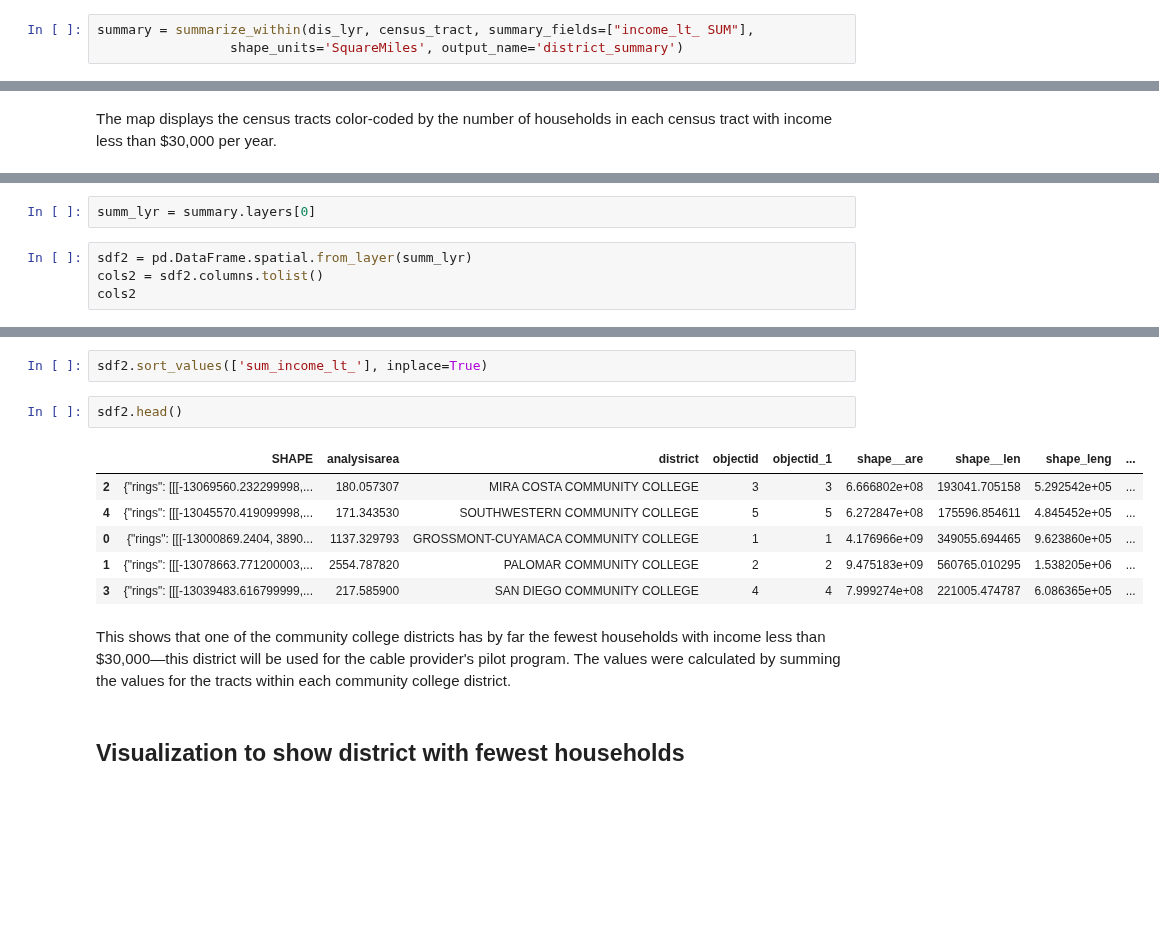
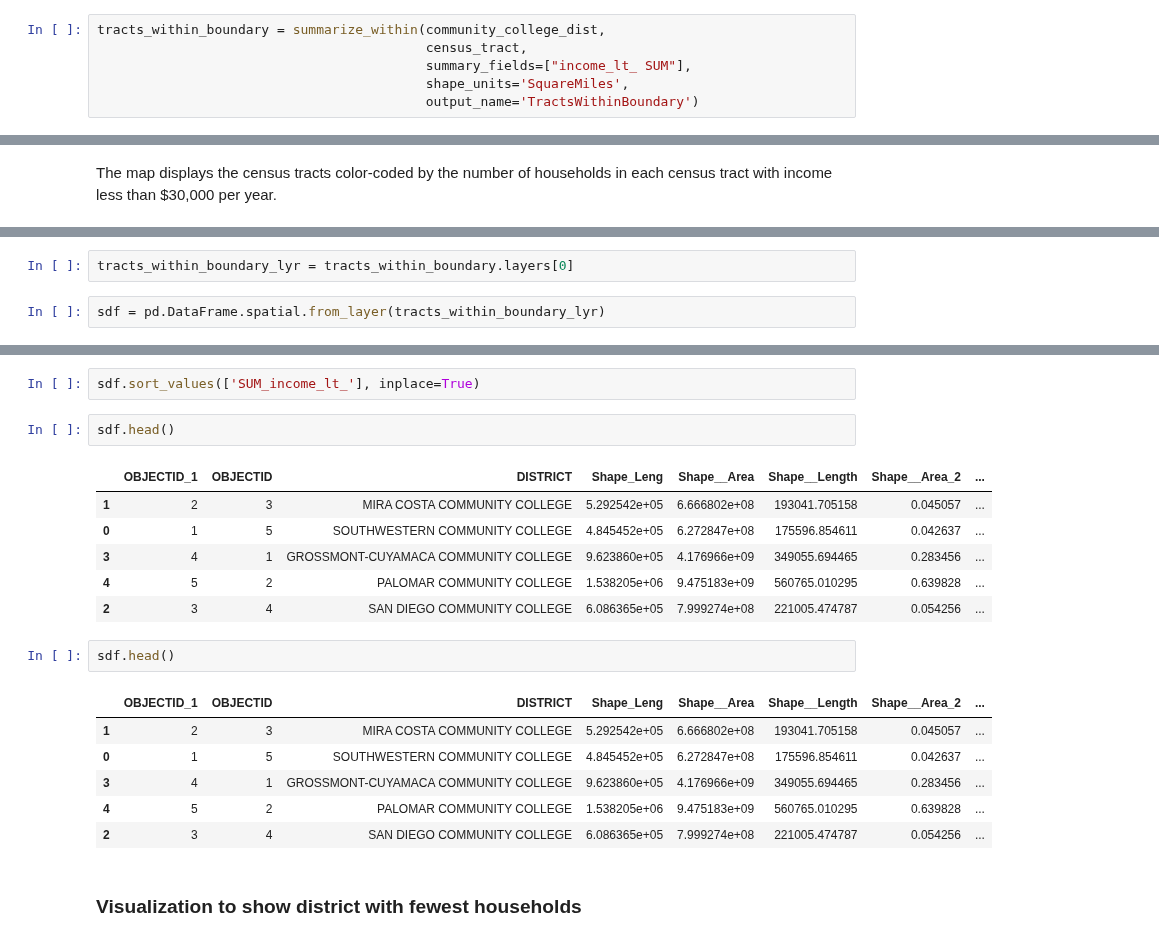
Before and after one commit to priyankatuteja/arcgis-python-api, a Jupyter notebook: samples/04_gis_analysts_data_scientists/which_college_district_has_the_fewest_low_income_families.ipynb, the cells around one changed output, grey strips where cells are left out. Saved outputs shown, nothing was run; the diff lists cells and outputs as text; blank space fills up the shorter version.

Commit message:
college sample

```diff
--- a/samples/04_gis_analysts_data_scientists/which_college_district_has_the_fewest_low_income_families.ipynb
+++ b/samples/04_gis_analysts_data_scientists/which_college_district_has_the_fewest_low_income_families.ipynb
@@ -147,5 +161,8 @@ The analyst then summarizes census tracts by community college districts to sum
 # %%
 from arcgis.features.summarize_data import summarize_within
 # %%
-summary = summarize_within(dis_lyr, census_tract, summary_fields=["income_lt_ SUM"],
-                 shape_units='SquareMiles', output_name='district_summary')
+tracts_within_boundary = summarize_within(community_college_dist,
+                                          census_tract,
+                                          summary_fields=["income_lt_ SUM"],
+                                          shape_units='SquareMiles',
+                                          output_name='TractsWithinBoundary')
@@ -165,6 +182,4 @@ m2.add_layer(summary)
 # %%
-summ_lyr = summary.layers[0]
+tracts_within_boundary_lyr = tracts_within_boundary.layers[0]
 # %%
-sdf2 = pd.DataFrame.spatial.from_layer(summ_lyr)
-cols2 = sdf2.columns.tolist()
-cols2
+sdf = pd.DataFrame.spatial.from_layer(tracts_within_boundary_lyr)
@@ -182,16 +200,23 @@ cols2
 # %%
-sdf2.sort_values(['sum_income_lt_'], inplace=True)
+sdf.sort_values(['SUM_income_lt_'], inplace=True)
 # %%
-sdf2.head()
+sdf.head()
 # %% [output]
-|  | SHAPE | analysisarea | district | objectid | objectid_1 | shape__are | shape__len | shape_leng | ... |
-| 2 | {"rings": [[[-13069560.232299998,... | 180.057307 | MIRA COSTA COMMUNITY COLLEGE | 3 | 3 | 6.666802e+08 | 193041.705158 | 5.292542e+05 | ... |
-| 4 | {"rings": [[[-13045570.419099998,... | 171.343530 | SOUTHWESTERN COMMUNITY COLLEGE | 5 | 5 | 6.272847e+08 | 175596.854611 | 4.845452e+05 | ... |
-| 0 | {"rings": [[[-13000869.2404, 3890... | 1137.329793 | GROSSMONT-CUYAMACA COMMUNITY COLLEGE | 1 | 1 | 4.176966e+09 | 349055.694465 | 9.623860e+05 | ... |
-| 1 | {"rings": [[[-13078663.771200003,... | 2554.787820 | PALOMAR COMMUNITY COLLEGE | 2 | 2 | 9.475183e+09 | 560765.010295 | 1.538205e+06 | ... |
-| 3 | {"rings": [[[-13039483.616799999,... | 217.585900 | SAN DIEGO COMMUNITY COLLEGE | 4 | 4 | 7.999274e+08 | 221005.474787 | 6.086365e+05 | ... |
+|  | OBJECTID_1 | OBJECTID | DISTRICT | Shape_Leng | Shape__Area | Shape__Length | Shape__Area_2 | ... |
+| 1 | 2 | 3 | MIRA COSTA COMMUNITY COLLEGE | 5.292542e+05 | 6.666802e+08 | 193041.705158 | 0.045057 | ... |
+| 0 | 1 | 5 | SOUTHWESTERN COMMUNITY COLLEGE | 4.845452e+05 | 6.272847e+08 | 175596.854611 | 0.042637 | ... |
+| 3 | 4 | 1 | GROSSMONT-CUYAMACA COMMUNITY COLLEGE | 9.623860e+05 | 4.176966e+09 | 349055.694465 | 0.283456 | ... |
+| 4 | 5 | 2 | PALOMAR COMMUNITY COLLEGE | 1.538205e+06 | 9.475183e+09 | 560765.010295 | 0.639828 | ... |
+| 2 | 3 | 4 | SAN DIEGO COMMUNITY COLLEGE | 6.086365e+05 | 7.999274e+08 | 221005.474787 | 0.054256 | ... |
-# %% [markdown]
-This shows that one of the community college districts has by far the fewest households with income less than $30,000—this district will be used for the cable provider's pilot program. The values were calculated by summing the values for the tracts within each community college district.
+# %%
+sdf.head()
+# %% [output]
+|  | OBJECTID_1 | OBJECTID | DISTRICT | Shape_Leng | Shape__Area | Shape__Length | Shape__Area_2 | ... |
+| 1 | 2 | 3 | MIRA COSTA COMMUNITY COLLEGE | 5.292542e+05 | 6.666802e+08 | 193041.705158 | 0.045057 | ... |
+| 0 | 1 | 5 | SOUTHWESTERN COMMUNITY COLLEGE | 4.845452e+05 | 6.272847e+08 | 175596.854611 | 0.042637 | ... |
+| 3 | 4 | 1 | GROSSMONT-CUYAMACA COMMUNITY COLLEGE | 9.623860e+05 | 4.176966e+09 | 349055.694465 | 0.283456 | ... |
+| 4 | 5 | 2 | PALOMAR COMMUNITY COLLEGE | 1.538205e+06 | 9.475183e+09 | 560765.010295 | 0.639828 | ... |
+| 2 | 3 | 4 | SAN DIEGO COMMUNITY COLLEGE | 6.086365e+05 | 7.999274e+08 | 221005.474787 | 0.054256 | ... |
 # %% [markdown]
-## Visualization to show district with fewest households
+### Visualization to show district with fewest households
 # %%
```
Also changed, not shown: parts of 63 cells of this notebook.
